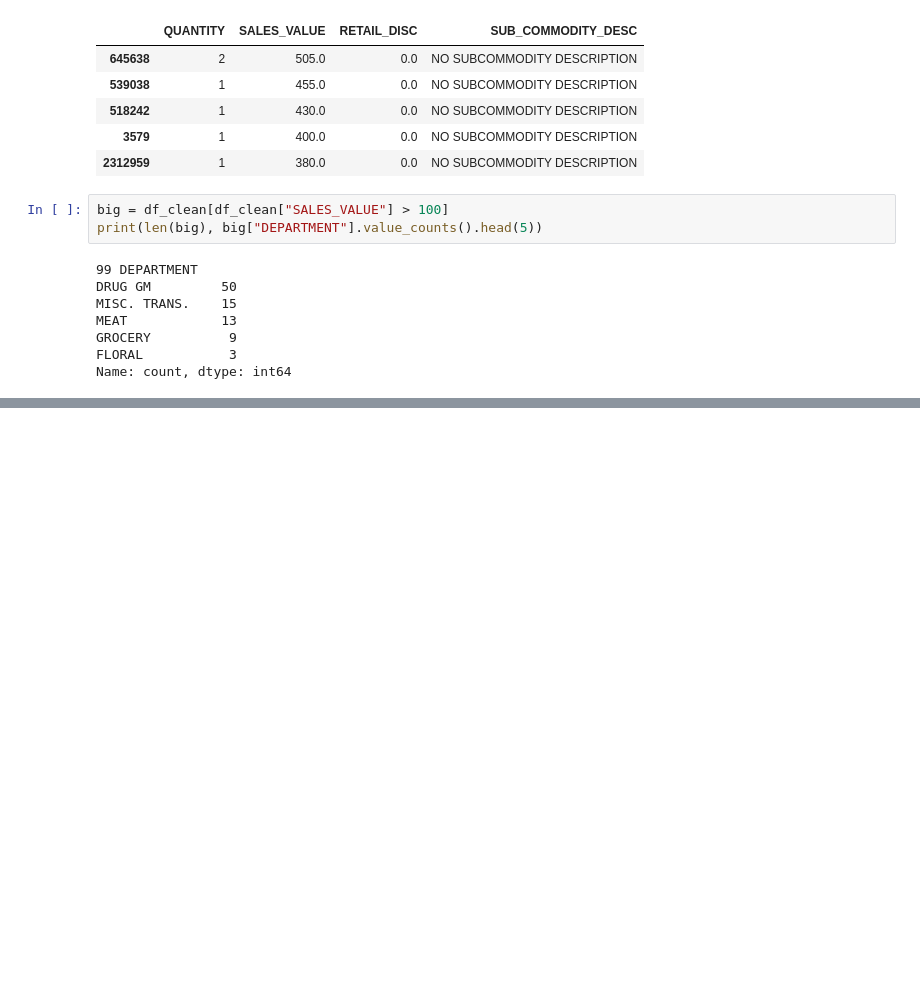
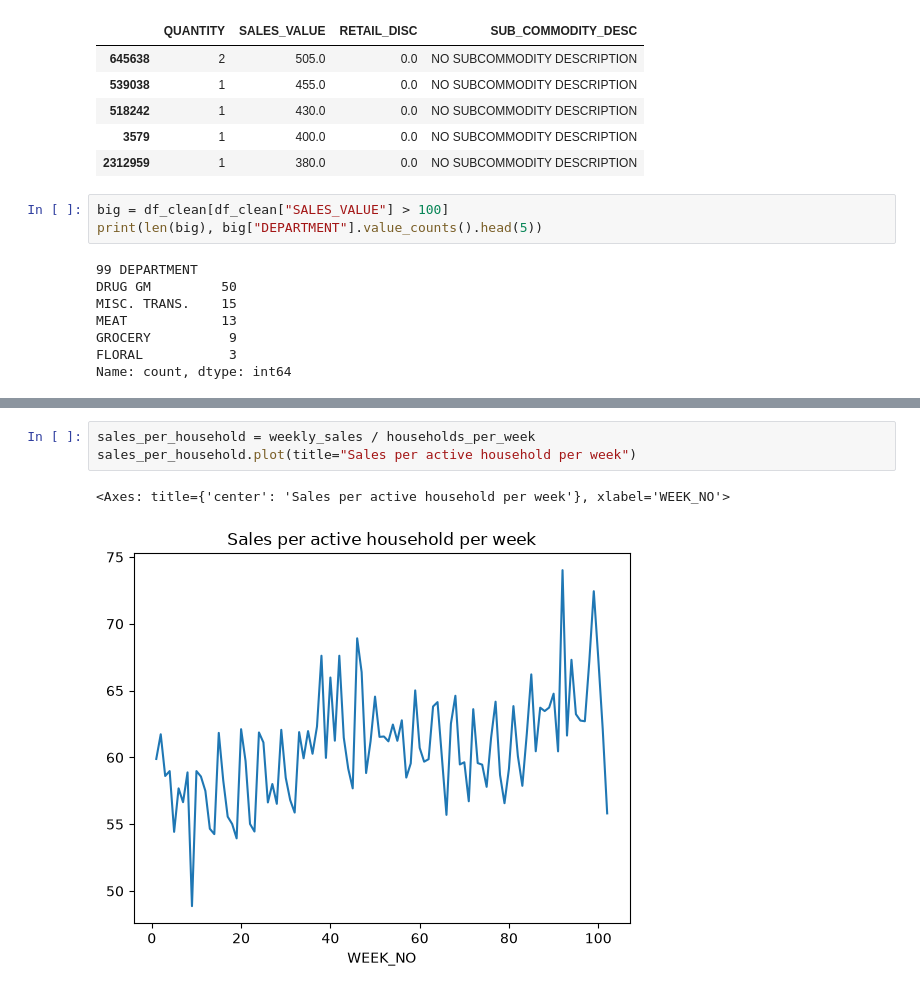
Before and after one commit to marianm827/discount-effectiveness-analysis, a Jupyter notebook: project1.ipynb, the cells around one changed output, grey strips where cells are left out. Cells and saved outputs as stored; diff of their text form; blank space fills up the shorter version.

```diff
--- a/project1.ipynb
+++ b/project1.ipynb
@@ -550,0 +619,6 @@ Name: count, dtype: int64
+# %%
+sales_per_household = weekly_sales / households_per_week
+sales_per_household.plot(title="Sales per active household per week")
+# %% [output]
+<Axes: title={'center': 'Sales per active household per week'}, xlabel='WEEK_NO'>
+[figure, added]
```
Also changed, not shown: parts of 8 cells of this notebook.
